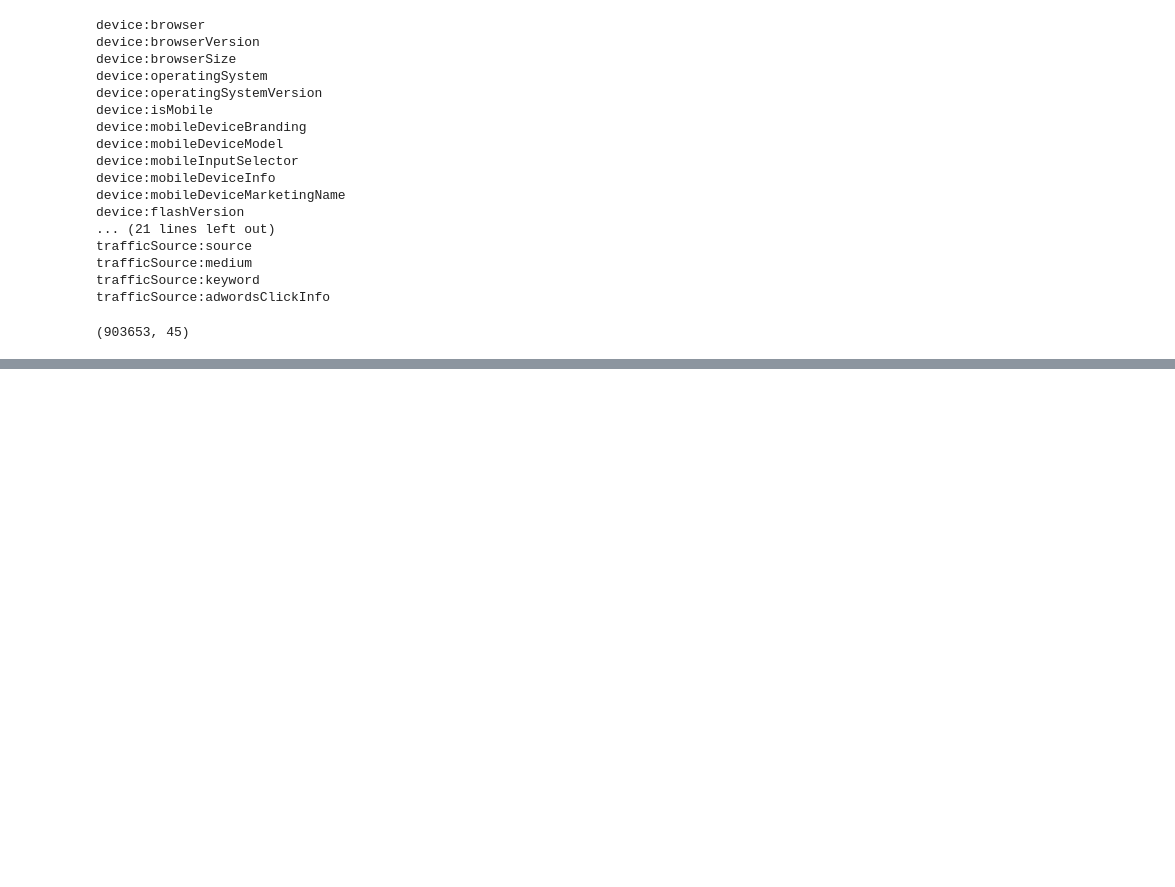
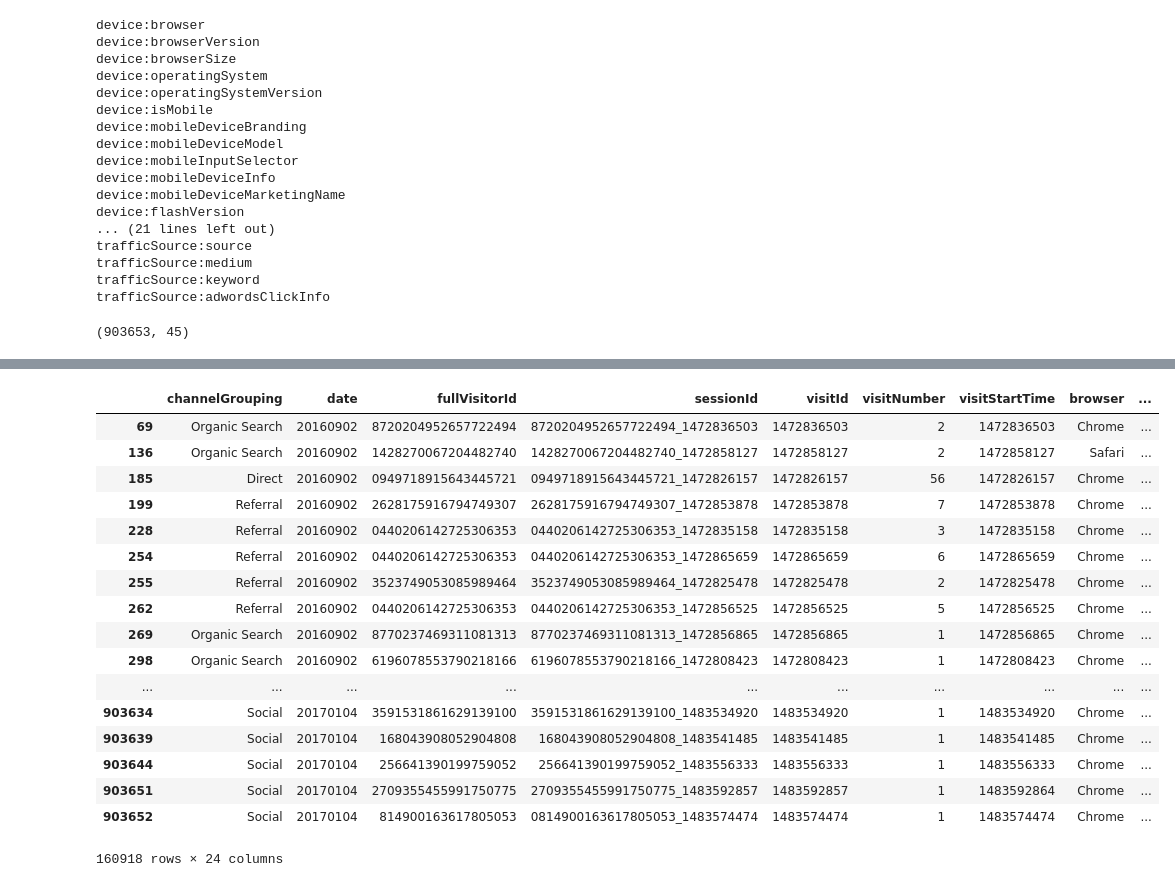
Before and after one commit to nguyenvanhanh99/DataScienceProjects, a Jupyter notebook: GoogleCustomerPrediction/GoogleAnalyticsCustomer.ipynb, the cells around one changed output, grey strips where cells are left out. Saved outputs shown, nothing was run; the diff lists cells and outputs as text; code cells hidden in the pictures; blank space fills up the shorter version.

```diff
--- a/GoogleCustomerPrediction/GoogleAnalyticsCustomer.ipynb
+++ b/GoogleCustomerPrediction/GoogleAnalyticsCustomer.ipynb
@@ -205,0 +218,6 @@ dataset = pd.read_pickle('dataset.pkl')
+# %%
+#Dropping the last column adwordsClickInfo, since the dictionary contained in it does contain many values that are useful
+dataset = dataset.drop('adwordsClickInfo', 1)
+#checking for the number of unique values that is contained in each of the columns
+for name in dataset.columns:
+    print(name + ":"+ str(dataset[name].nunique()))
@@ -205,0 +244,8 @@ dataset = pd.read_pickle('dataset.pkl')
+# %%
+oneUnique=[]
+for name in dataset.columns:
+    if(dataset[name].nunique()==1):
+        print(name + ":"+ str(dataset[name].nunique()))
+        oneUnique.append(name)
+
+print(oneUnique)
@@ -205,0 +270,4 @@ dataset = pd.read_pickle('dataset.pkl')
+# %%
+#print all the unique value for the columns that are said to have only one unique values
+for name in oneUnique:
+    print(dataset[name].unique())
@@ -205,0 +295,4 @@ dataset = pd.read_pickle('dataset.pkl')
+# %%
+#drop the above columns from the dataset
+for name in oneUnique:
+    dataset = dataset.drop(name, 1)
@@ -205,0 +357,21 @@ dataset = pd.read_pickle('dataset.pkl')
+# %%
+dataset[dataset.fullVisitorId.duplicated()]
+# %% [output]
+|  | channelGrouping | date | fullVisitorId | sessionId | visitId | visitNumber | visitStartTime | browser | ... |
+| 69 | Organic Search | 20160902 | 8720204952657722494 | 8720204952657722494_1472836503 | 1472836503 | 2 | 1472836503 | Chrome | ... |
+| 136 | Organic Search | 20160902 | 1428270067204482740 | 1428270067204482740_1472858127 | 1472858127 | 2 | 1472858127 | Safari | ... |
+| 185 | Direct | 20160902 | 0949718915643445721 | 0949718915643445721_1472826157 | 1472826157 | 56 | 1472826157 | Chrome | ... |
+| 199 | Referral | 20160902 | 2628175916794749307 | 2628175916794749307_1472853878 | 1472853878 | 7 | 1472853878 | Chrome | ... |
+| 228 | Referral | 20160902 | 0440206142725306353 | 0440206142725306353_1472835158 | 1472835158 | 3 | 1472835158 | Chrome | ... |
+| 254 | Referral | 20160902 | 0440206142725306353 | 0440206142725306353_1472865659 | 1472865659 | 6 | 1472865659 | Chrome | ... |
+| 255 | Referral | 20160902 | 3523749053085989464 | 3523749053085989464_1472825478 | 1472825478 | 2 | 1472825478 | Chrome | ... |
+| 262 | Referral | 20160902 | 0440206142725306353 | 0440206142725306353_1472856525 | 1472856525 | 5 | 1472856525 | Chrome | ... |
+| 269 | Organic Search | 20160902 | 8770237469311081313 | 8770237469311081313_1472856865 | 1472856865 | 1 | 1472856865 | Chrome | ... |
+| 298 | Organic Search | 20160902 | 6196078553790218166 | 6196078553790218166_1472808423 | 1472808423 | 1 | 1472808423 | Chrome | ... |
+| ... | ... | ... | ... | ... | ... | ... | ... | ... | ... |
+| 903634 | Social | 20170104 | 3591531861629139100 | 3591531861629139100_1483534920 | 1483534920 | 1 | 1483534920 | Chrome | ... |
+| 903639 | Social | 20170104 | 168043908052904808 | 168043908052904808_1483541485 | 1483541485 | 1 | 1483541485 | Chrome | ... |
+| 903644 | Social | 20170104 | 256641390199759052 | 256641390199759052_1483556333 | 1483556333 | 1 | 1483556333 | Chrome | ... |
+| 903651 | Social | 20170104 | 2709355455991750775 | 2709355455991750775_1483592857 | 1483592857 | 1 | 1483592864 | Chrome | ... |
+| 903652 | Social | 20170104 | 814900163617805053 | 0814900163617805053_1483574474 | 1483574474 | 1 | 1483574474 | Chrome | ... |
+160918 rows × 24 columns
```
Also changed, not shown: parts of 14 cells of this notebook.
